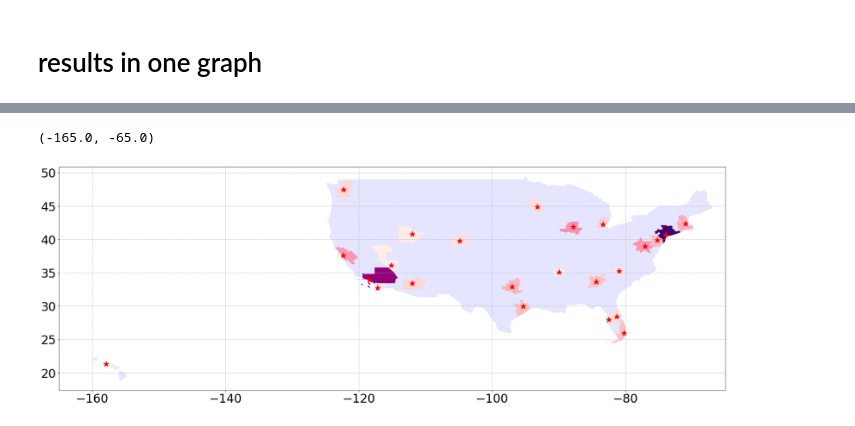
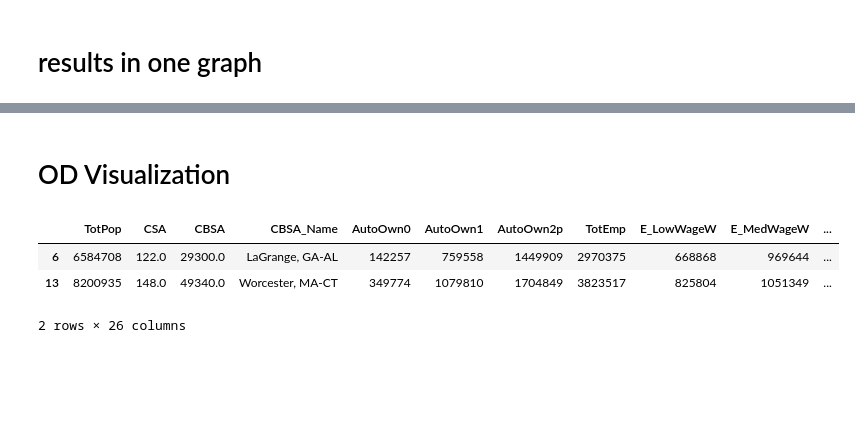
Before and after one commit to khzhang2/Air_Traffic, a Jupyter notebook: Visualization.ipynb, the cells around one changed output, grey strips where cells are left out. Saved outputs shown, nothing was run; the diff lists cells and outputs as text; code cells hidden in the pictures; blank space fills up the shorter version.

```diff
--- a/Visualization.ipynb
+++ b/Visualization.ipynb
@@ -282,28 +202,22 @@ plt.yticks(fontsize=40)
-# %%
-fig = plt.figure(figsize=[30, 20], dpi=75)
-ax0 = fig.add_subplot(111)
-# ax0.set_title(title)
-plt.grid(ls='--')
-
-us_state_gpd = gpd.read_file('./data/us_state.shp')
-us_CSA_gpd = gpd.read_file('./data/us_CSA.shp')
-CSA_df = pd.read_csv('./data/CSA_df.csv')
-city_coor = CSA_df.iloc[:, :3]
-data_X_all = us_CSA_gpd.loc[us_CSA_gpd['if_plot']==1]
-
-us_state_gpd.plot(ax=ax0, alpha=0.1, color='blue')
-data_X_all.plot(ax=ax0, column='TotPop', cmap='RdPu')
-
-# plot airports
-for i in city_coor.index:
-    lon = city_coor.loc[i, 'lon']
-    lat = city_coor.loc[i, 'lat']
-    ax0.plot(lon, lat, '*', color='red', markersize=15)
-
-fs = 30
-plt.xticks(fontsize=fs)
-plt.yticks(fontsize=fs)
-plt.xlim([-165, -65])
-# %% [output]
-(-165.0, -65.0)
-[figure, removed]
+# %% [markdown]
+# OD Visualization
+# %%
+import geopandas as gpd
+
+city_coor = CSA_df.iloc[:, :3]
+city_coor.head(2)
+
+us_CSA_gpd = gpd.read_file('./data/us_CSA.shp')
+us_CSA_gpd.crs = {'init' :'epsg:4326'}
+# us_CSA_gpd.to_crs(28992)
+us_state_gpd = gpd.read_file('./data/us_state.shp')
+us_state_gpd.crs = {'init' :'epsg:4326'}
+# us_state_gpd.to_crs(28992)
+
+data_X_all = us_CSA_gpd.loc[us_CSA_gpd['if_plot']==1]
+data_X_all.head(2)
+# %% [output]
+|  | TotPop | CSA | CBSA | CBSA_Name | AutoOwn0 | AutoOwn1 | AutoOwn2p | TotEmp | E_LowWageW | E_MedWageW | ... |
+| 6 | 6584708 | 122.0 | 29300.0 | LaGrange, GA-AL | 142257 | 759558 | 1449909 | 2970375 | 668868 | 969644 | ... |
+| 13 | 8200935 | 148.0 | 49340.0 | Worcester, MA-CT | 349774 | 1079810 | 1704849 | 3823517 | 825804 | 1051349 | ... |
+2 rows × 26 columns
```
Also changed, not shown: parts of 22 cells of this notebook.
